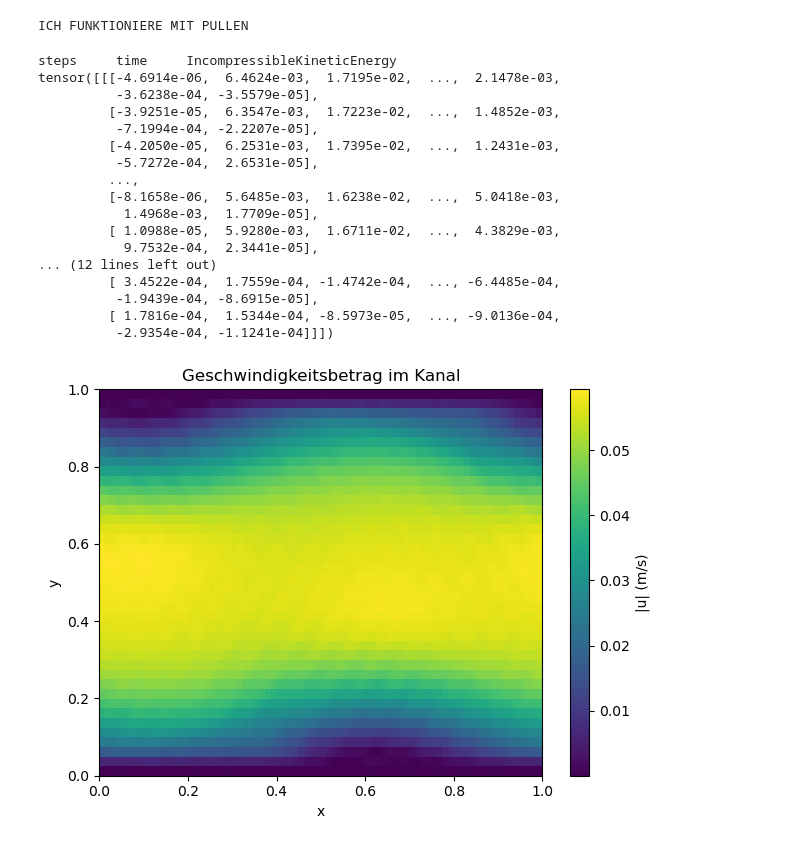
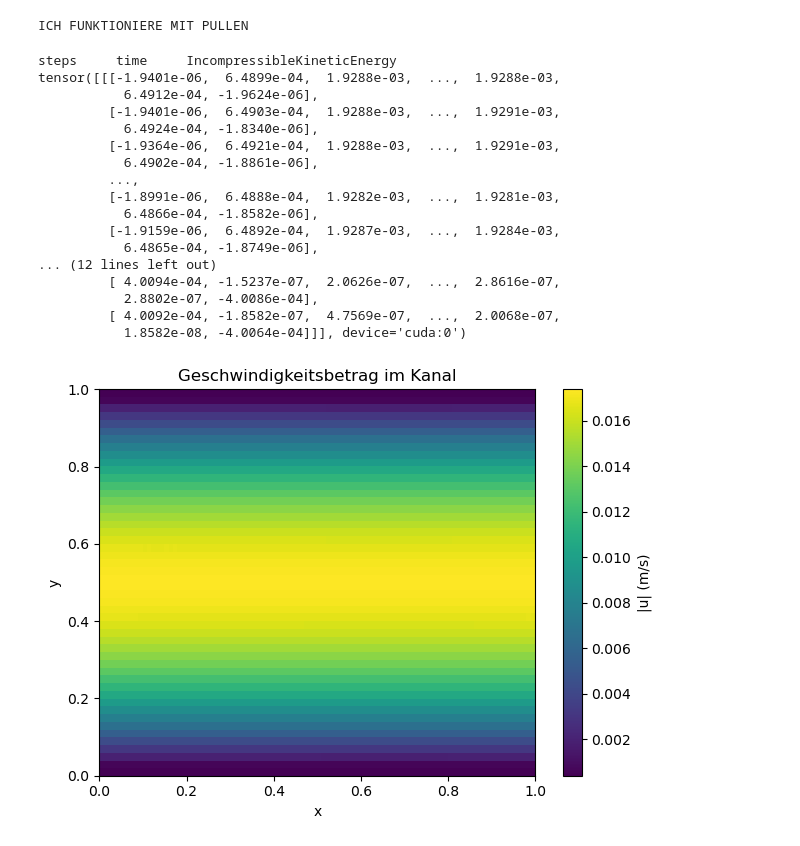
Before and after one commit to McBs/lettuce, a Jupyter notebook: examples/ChannelFlowSimulation.ipynb, the cells around one changed output. Cells and saved outputs as stored; diff of their text form; code cells hidden in the pictures.

```diff
--- a/examples/ChannelFlowSimulation.ipynb
+++ b/examples/ChannelFlowSimulation.ipynb
@@ -8,13 +8,13 @@ from argparse import ArgumentParser, ArgumentDefaultsHelpFormatter
 # %%
 parser = ArgumentParser(formatter_class=ArgumentDefaultsHelpFormatter)
 parser.add_argument("--vtkdir", type=str, help="name base of vtk files - they are usually in a vtk-subdirectory!", default="./output/")
-parser.add_argument("--csvdir", type=str, default="./output/")
-parser.add_argument("--resolutionx", type=int, default=80)
-parser.add_argument("--resolutiony", type=int, default=40)
+parser.add_argument("--csvdir", type=str, default="/home/ben/Schreibtisch/channel")
+parser.add_argument("--resolutionx", type=int, default=100)
+parser.add_argument("--resolutiony", type=int, default=50)
 parser.add_argument("--nout", type=int, default=100)
 parser.add_argument("--nvtk", type=int, default=100)
-parser.add_argument("--tmax", type=int, default=100)
-parser.add_argument("--Re", type=int, default=12000)
+parser.add_argument("--tmax", type=int, default=200)
+parser.add_argument("--Re", type=int, default=1000)
 parser.add_argument("--collision_operator", type=str, default="BGK")
 parser.add_argument("--Precision", type=str, default="Single")
 parser.add_argument("--Mach", type=float, default=0.1)
@@ -33,7 +33,7 @@ Mach = args["Mach"]
 res_x = args["resolutionx"]
 res_y = args["resolutiony"]
 
-acceleration = np.array([1e-5, 0.0])  # Body Force in x-Richtung (Guo)
+acceleration = np.array([1e-7, 0.0])  # Body Force in x-Richtung (Guo)
 
 
 if Precision == "Single":
@@ -76,9 +76,9 @@ forcing = Guo(lattice, tau=flow.units.relaxation_parameter_lu, acceleration=acce
 
 # --- 🔁 Setup Simulation ---
 if collision_operator == "BGK":
-    collision=lt.BGKCollision(lattice, tau=round(flow.units.relaxation_parameter_lu,7))
+    collision=lt.BGKCollision(lattice, tau=round(flow.units.relaxation_parameter_lu,7), force = forcing)
 elif collision_operator == "KBC":
-    collision=lt.KBCCollision3D(lattice, tau=flow.units.relaxation_parameter_lu)
+    collision=lt.KBCCollision3D(lattice, tau=flow.units.relaxation_parameter_lu, force = forcing)
 
 streaming = StandardStreaming(lattice)
 simulation = Simulation(flow=flow, lattice=lattice, collision=collision, streaming=streaming)
@@ -94,45 +94,45 @@ vtk_reporter = lt.VTKReporter(
     interval=100,                    # alle 100 Zeitschritte ein VTK-Frame
     filename_base=basedir + "/output" # Basisname der Dateien
 )
 simulation.reporters.append(vtk_reporter)
 
 
 # --- ▶️ Simulation starten ---
 steps = int(flow.units.convert_time_to_lu(tmax))  # z.B. 5 Sekunden
 mlups = simulation.step(num_steps=steps)
 # --- 📈 Analyse ---
 u = lattice.u(simulation.f) # u-Komponente
 u_mean= torch.mean(u, dim=(1,0))
 
 print(u) # Mittelung über x-Richtung
 
 # Hole u_x-Komponente (Index 0)
 u_numpy = u.cpu().numpy()  # [2, res_x, res_y]
 u_mag = np.sqrt(u_numpy[0]**2 + u_numpy[1]**2)  # Geschwindigkeitbetrag
 
 plt.imshow(u_mag.T, origin='lower', extent=[0, 1, 0, 1], aspect='auto')
 plt.colorbar(label='|u| (m/s)')
 plt.xlabel("x")
 plt.ylabel("y")
 plt.title("Geschwindigkeitsbetrag im Kanal")
 plt.tight_layout()
 plt.show()
 # %% [output]
 steps     time     IncompressibleKineticEnergy
-tensor([[[-4.6914e-06,  6.4624e-03,  1.7195e-02,  ...,  2.1478e-03,
-          -3.6238e-04, -3.5579e-05],
-         [-3.9251e-05,  6.3547e-03,  1.7223e-02,  ...,  1.4852e-03,
-          -7.1994e-04, -2.2207e-05],
-         [-4.2050e-05,  6.2531e-03,  1.7395e-02,  ...,  1.2431e-03,
-          -5.7272e-04,  2.6531e-05],
+tensor([[[-1.9401e-06,  6.4899e-04,  1.9288e-03,  ...,  1.9288e-03,
+           6.4912e-04, -1.9624e-06],
+         [-1.9401e-06,  6.4903e-04,  1.9288e-03,  ...,  1.9291e-03,
+           6.4924e-04, -1.8340e-06],
+         [-1.9364e-06,  6.4921e-04,  1.9288e-03,  ...,  1.9291e-03,
+           6.4902e-04, -1.8861e-06],
          ...,
-         [-8.1658e-06,  5.6485e-03,  1.6238e-02,  ...,  5.0418e-03,
-           1.4968e-03,  1.7709e-05],
-         [ 1.0988e-05,  5.9280e-03,  1.6711e-02,  ...,  4.3829e-03,
-           9.7532e-04,  2.3441e-05],
+         [-1.8991e-06,  6.4888e-04,  1.9282e-03,  ...,  1.9281e-03,
+           6.4866e-04, -1.8582e-06],
+         [-1.9159e-06,  6.4892e-04,  1.9287e-03,  ...,  1.9284e-03,
+           6.4865e-04, -1.8749e-06],
 ... (12 lines left out)
-         [ 3.4522e-04,  1.7559e-04, -1.4742e-04,  ..., -6.4485e-04,
-          -1.9439e-04, -8.6915e-05],
-         [ 1.7816e-04,  1.5344e-04, -8.5973e-05,  ..., -9.0136e-04,
-          -2.9354e-04, -1.1241e-04]]])
+         [ 4.0094e-04, -1.5237e-07,  2.0626e-07,  ...,  2.8616e-07,
+           2.8802e-07, -4.0086e-04],
+         [ 4.0092e-04, -1.8582e-07,  4.7569e-07,  ...,  2.0068e-07,
+           1.8582e-08, -4.0064e-04]]], device='cuda:0')
-[figure, old version]
+[figure, new version]
```
Also changed, not shown: 1 other file.
